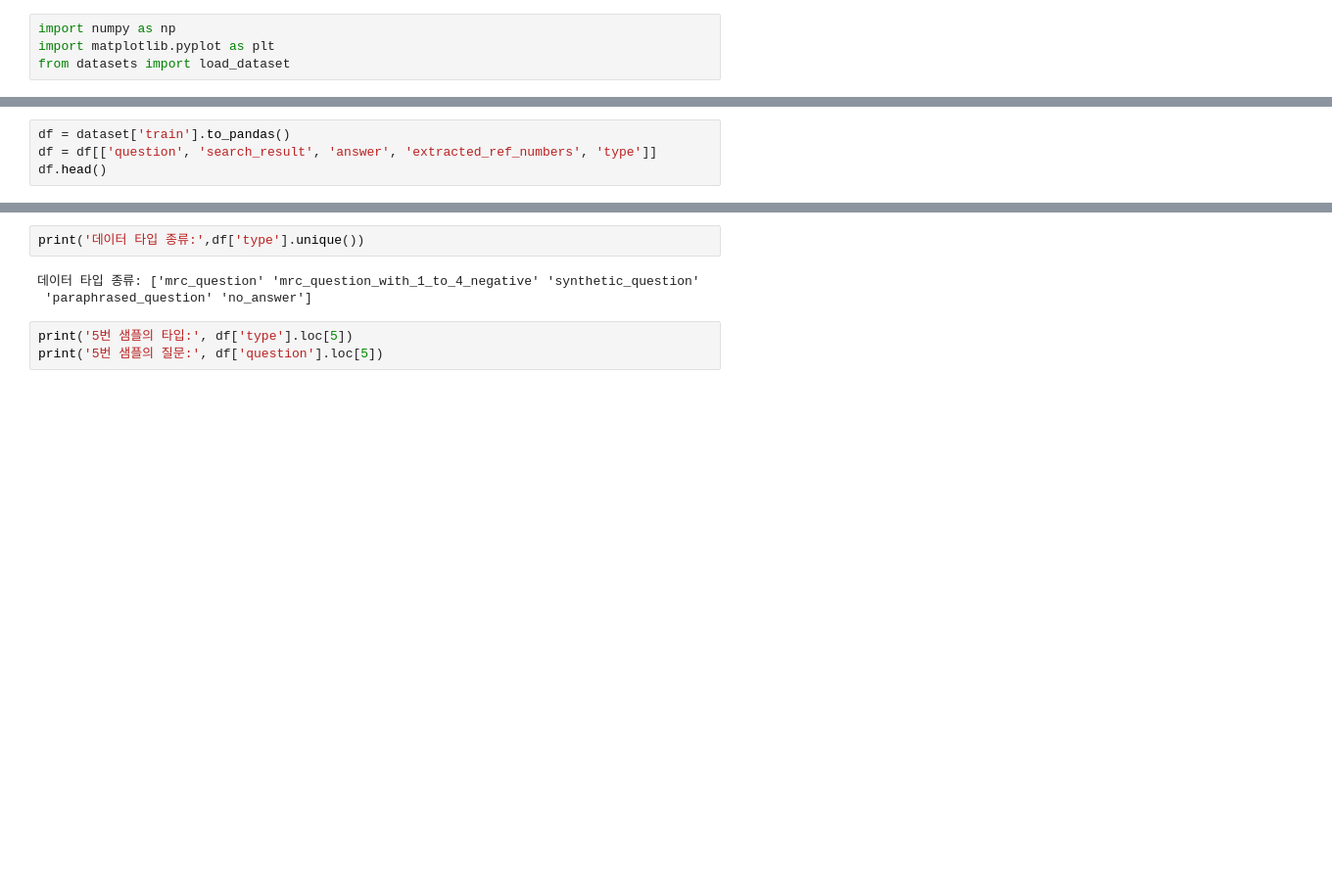
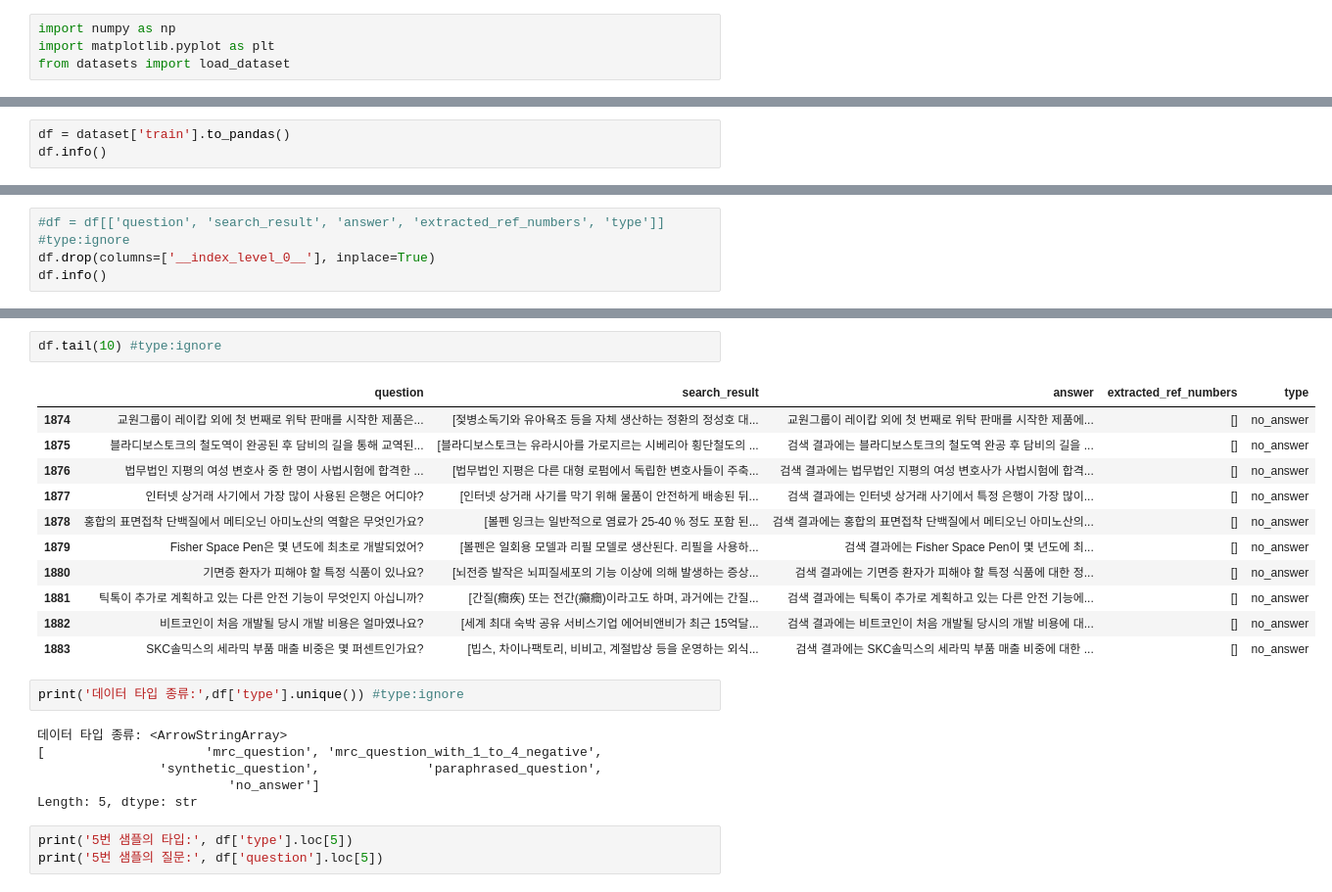
Before and after one commit to RolandCrimson/langchain-tutorial-main, a Jupyter notebook: Ch08. Fine-tuning for RAG/ch08_RAG_DATASET.ipynb, the cells around one changed output, grey strips where cells are left out. Shown at 98% size. Saved outputs shown, nothing was run; the diff lists cells and outputs as text; blank space fills up the shorter version.

```diff
--- a/Ch08. Fine-tuning for RAG/ch08_RAG_DATASET.ipynb
+++ b/Ch08. Fine-tuning for RAG/ch08_RAG_DATASET.ipynb
@@ -35,5 +31,4 @@ Please note that authentication is recommended but still optional to access publ
 # %%
 df = dataset['train'].to_pandas()
-df = df[['question', 'search_result', 'answer', 'extracted_ref_numbers', 'type']]
-df.head()
+df.info()
 # %% [output]
@@ -45,0 +48,4 @@ df.head()
+# %%
+#df = df[['question', 'search_result', 'answer', 'extracted_ref_numbers', 'type']] #type:ignore
+df.drop(columns=['__index_level_0__'], inplace=True)
+df.info()
@@ -46,8 +76,25 @@ df.head()
+# %%
+df.tail(10) #type:ignore
+# %% [output]
+|  | question | search_result | answer | extracted_ref_numbers | type |
+| 1874 | 교원그룹이 레이캅 외에 첫 번째로 위탁 판매를 시작한 제품은... | [젖병소독기와 유아욕조 등을 자체 생산하는 정환의 정성호 대... | 교원그룹이 레이캅 외에 첫 번째로 위탁 판매를 시작한 제품에... | [] | no_answer |
+| 1875 | 블라디보스토크의 철도역이 완공된 후 담비의 길을 통해 교역된... | [블라디보스토크는 유라시아를 가로지르는 시베리아 횡단철도의 ... | 검색 결과에는 블라디보스토크의 철도역 완공 후 담비의 길을 ... | [] | no_answer |
+| 1876 | 법무법인 지평의 여성 변호사 중 한 명이 사법시험에 합격한 ... | [법무법인 지평은 다른 대형 로펌에서 독립한 변호사들이 주축... | 검색 결과에는 법무법인 지평의 여성 변호사가 사법시험에 합격... | [] | no_answer |
+| 1877 | 인터넷 상거래 사기에서 가장 많이 사용된 은행은 어디야? | [인터넷 상거래 사기를 막기 위해 물품이 안전하게 배송된 뒤... | 검색 결과에는 인터넷 상거래 사기에서 특정 은행이 가장 많이... | [] | no_answer |
+| 1878 | 홍합의 표면접착 단백질에서 메티오닌 아미노산의 역할은 무엇인가요? | [볼펜 잉크는 일반적으로 염료가 25-40 % 정도 포함 된... | 검색 결과에는 홍합의 표면접착 단백질에서 메티오닌 아미노산의... | [] | no_answer |
+| 1879 | Fisher Space Pen은 몇 년도에 최초로 개발되었어? | [볼펜은 일회용 모델과 리필 모델로 생산된다. 리필을 사용하... | 검색 결과에는 Fisher Space Pen이 몇 년도에 최... | [] | no_answer |
+| 1880 | 기면증 환자가 피해야 할 특정 식품이 있나요? | [뇌전증 발작은 뇌피질세포의 기능 이상에 의해 발생하는 증상... | 검색 결과에는 기면증 환자가 피해야 할 특정 식품에 대한 정... | [] | no_answer |
+| 1881 | 틱톡이 추가로 계획하고 있는 다른 안전 기능이 무엇인지 아십니까? | [간질(癎疾) 또는 전간(癲癎)이라고도 하며, 과거에는 간질... | 검색 결과에는 틱톡이 추가로 계획하고 있는 다른 안전 기능에... | [] | no_answer |
+| 1882 | 비트코인이 처음 개발될 당시 개발 비용은 얼마였나요? | [세계 최대 숙박 공유 서비스기업 에어비앤비가 최근 15억달... | 검색 결과에는 비트코인이 처음 개발될 당시의 개발 비용에 대... | [] | no_answer |
+| 1883 | SKC솔믹스의 세라믹 부품 매출 비중은 몇 퍼센트인가요? | [빕스, 차이나팩토리, 비비고, 계절밥상 등을 운영하는 외식... | 검색 결과에는 SKC솔믹스의 세라믹 부품 매출 비중에 대한 ... | [] | no_answer |
 # %%
-print('데이터 타입 종류:',df['type'].unique())
+print('데이터 타입 종류:',df['type'].unique()) #type:ignore
 # %% [output]
-데이터 타입 종류: ['mrc_question' 'mrc_question_with_1_to_4_negative' 'synthetic_question'
- 'paraphrased_question' 'no_answer']
+데이터 타입 종류: <ArrowStringArray>
+[                     'mrc_question', 'mrc_question_with_1_to_4_negative',
+                'synthetic_question',              'paraphrased_question',
+                         'no_answer']
+Length: 5, dtype: str
 # %%
 print('5번 샘플의 타입:', df['type'].loc[5])
 print('5번 샘플의 질문:', df['question'].loc[5])
```
Also changed, not shown: parts of 10 cells of this notebook, 5 other files.
